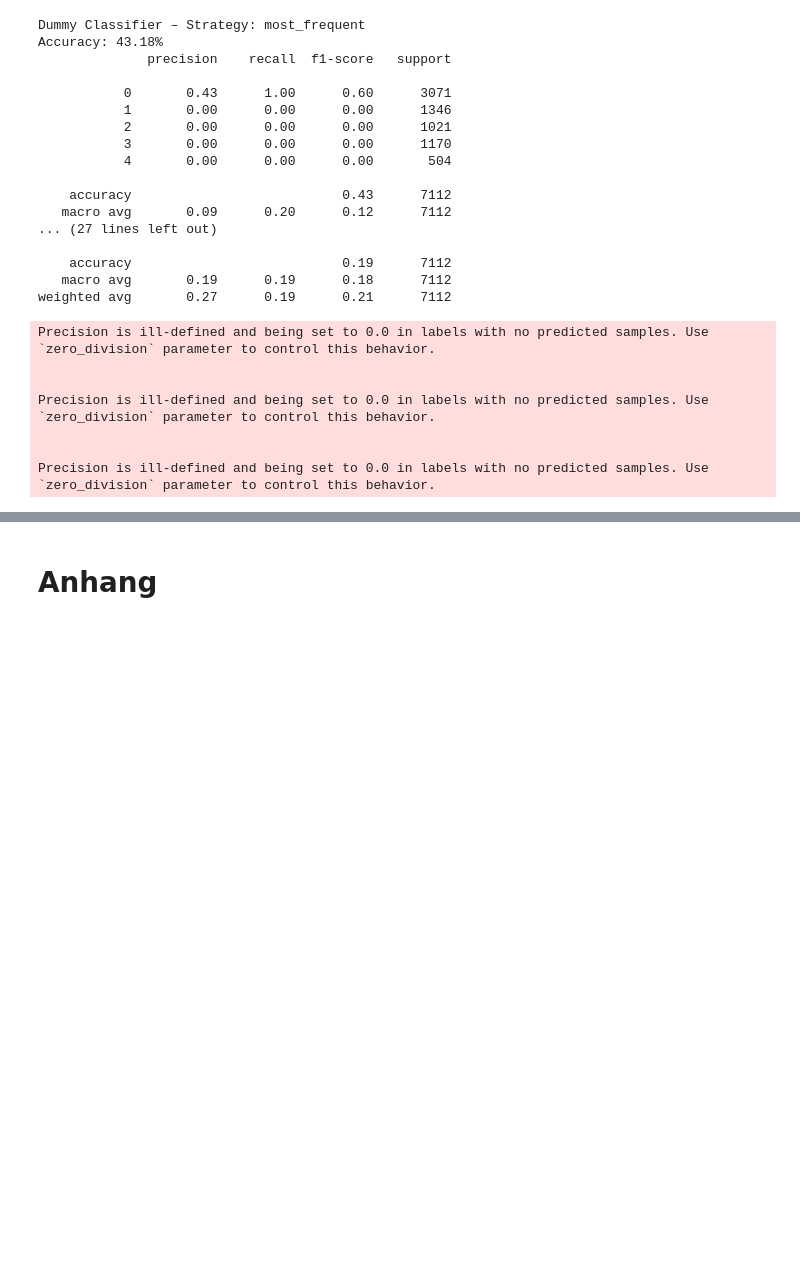
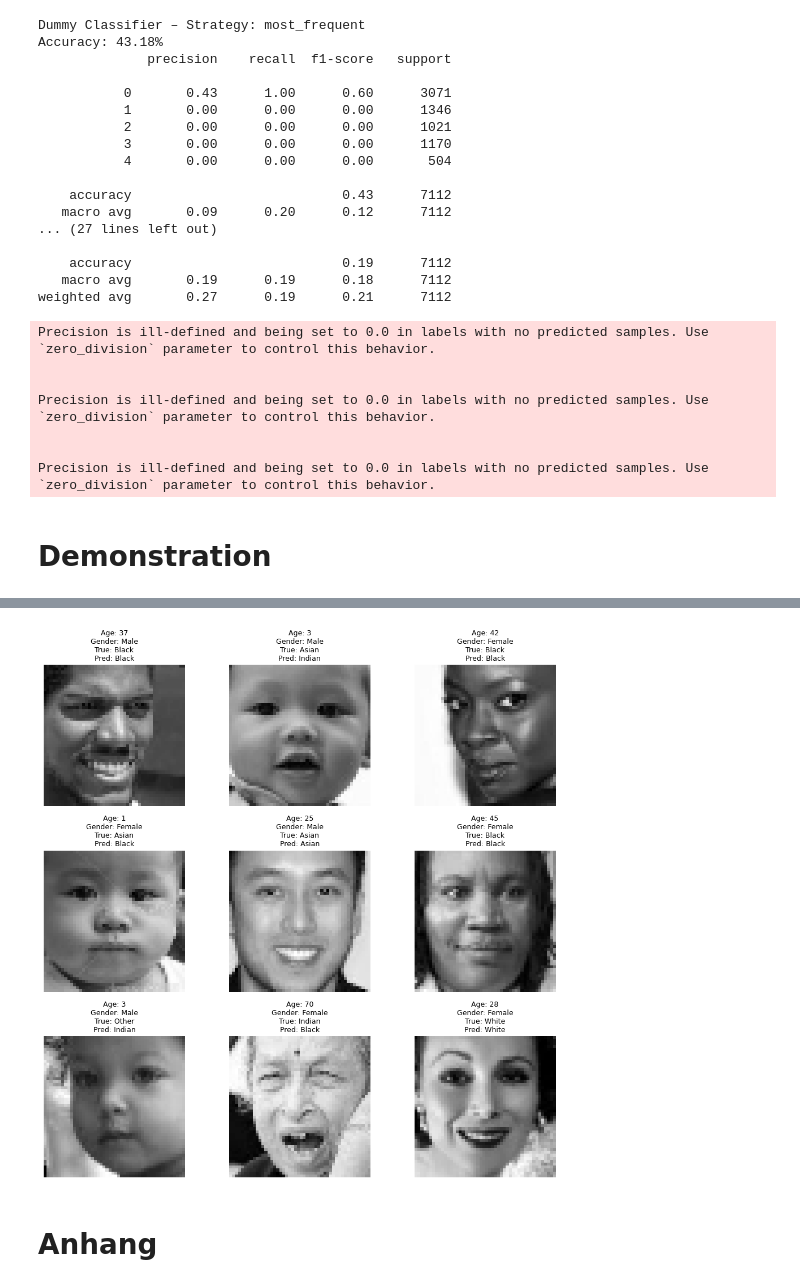
Before and after one commit to jasinwi22034/FaceClassification, a Jupyter notebook: faceclassification.ipynb, the cells around one changed output, grey strips where cells are left out. Drawn from its saved outputs; the diff is of its cells as text; code cells hidden in the pictures; blank space fills up the shorter version.

```diff
--- a/faceclassification.ipynb
+++ b/faceclassification.ipynb
@@ -511,3 +678,48 @@ Precision is ill-defined and being set to 0.0 in labels with no predicted sample
 
 
 Precision is ill-defined and being set to 0.0 in labels with no predicted samples. Use `zero_division` parameter to control this behavior.
+# %% [markdown]
+# Demonstration
+# %%
+import numpy as np
+import matplotlib.pyplot as plt
+
+# 9 zufällige Indizes auswählen
+random_indices = np.random.choice(len(data), size=9, replace=False)
+selected_images = images[random_indices]
+selected_rows = data.iloc[random_indices]
+
+# Vorhersagen für diese Bilder
+predictions = model.predict(selected_images)
+predicted_classes = np.argmax(predictions, axis=1)
+
+# Mapping für Ethnicity (ggf. anpassen)
+ethnicity_map = {
+    0: "White",
+    1: "Black",
+    2: "Asian",
+    3: "Indian",
+    4: "Other"
+}
+gender_map = {0: "Male", 1: "Female"}
+
+# Galerie anzeigen
+plt.figure(figsize=(10, 10))
+
+for i in range(9):
+    plt.subplot(3, 3, i + 1)
+    # ggf. squeeze, wenn Bilder Form (48, 48, 1) haben
+    plt.imshow(selected_images[i].squeeze(), cmap='gray')
+    plt.axis('off')
+
+    true_ethnicity = ethnicity_map.get(selected_rows.iloc[i]['ethnicity'], "Unknown")
+    pred_ethnicity = ethnicity_map.get(predicted_classes[i], "Unknown")
+    age = selected_rows.iloc[i]['age']
+    gender = gender_map.get(selected_rows.iloc[i]['gender'], "Unknown")
+
+    plt.title(f"Age: {age}\nGender: {gender}\nTrue: {true_ethnicity}\nPred: {pred_ethnicity}", fontsize=9)
+
+plt.tight_layout()
+plt.savefig("prediction_gallery.png", dpi=300)  # Speichert das Bild in hoher Auflösung
+plt.show()
+# %% [output]
@@ -514,2 +727,3 @@ Precision is ill-defined and being set to 0.0 in labels with no predicted sample
+[figure, added]
 # %% [markdown]
 # Anhang
```
Also changed, not shown: parts of 21 cells of this notebook.
